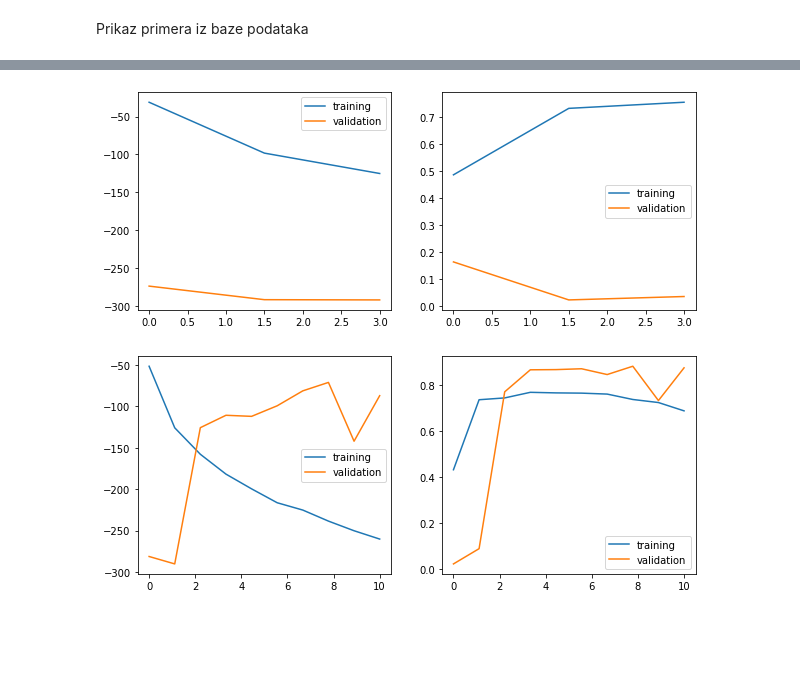
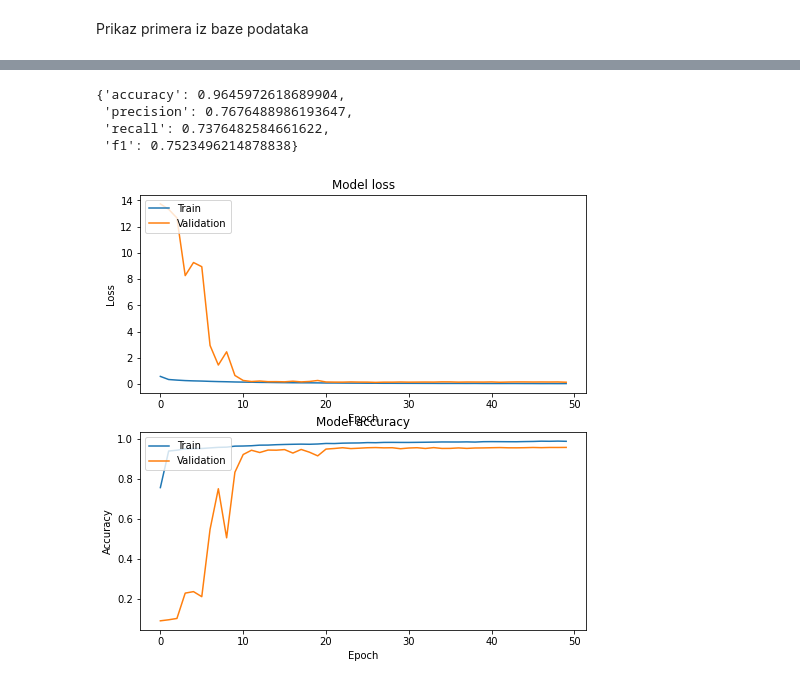
Before and after one commit to nedeljkovicmajaa/ABS-lesion-segmentation, a Jupyter notebook: main.ipynb, the cells around one changed output, grey strips where cells are left out. Drawn from its saved outputs; the diff is of its cells as text; code cells hidden in the pictures; blank space fills up the shorter version.

```diff
--- a/main.ipynb
+++ b/main.ipynb
@@ -227,34 +165,20 @@ plt.show()
-# %%
-# lr = 0.01
-num = 2
-x = len(train_val_history[num]['loss'])
-
-plt.figure(figsize = (10,4))
-plt.subplot(1,2,1)
-plt.plot(np.linspace(0,x,x), train_val_history[num]['loss'])
-plt.plot(np.linspace(0,x,x), train_val_history[num]['val_loss'])
-plt.legend(['training', 'validation'])
-plt.subplot(1,2,2)
-plt.plot(np.linspace(0,x,x), train_val_history[num]['accuracy'])
-plt.plot(np.linspace(0,x,x), train_val_history[num]['val_accuracy'])
-plt.legend(['training', 'validation'])
-plt.show()
-# %% [output]
-[figure, removed]
-# %%
-# lr = 0.1
-num = 3
-x = len(train_val_history[num]['loss'])
-
-plt.figure(figsize = (10,4))
-plt.subplot(1,2,1)
-plt.plot(np.linspace(0,x,x), train_val_history[num]['loss'])
-plt.plot(np.linspace(0,x,x), train_val_history[num]['val_loss'])
-plt.legend(['training', 'validation'])
-plt.subplot(1,2,2)
-plt.plot(np.linspace(0,x,x), train_val_history[num]['accuracy'])
-plt.plot(np.linspace(0,x,x), train_val_history[num]['val_accuracy'])
-plt.legend(['training', 'validation'])
-plt.show()
-# %% [output]
-[figure, removed]
+# %%
+# save model and results
+modelUNet.save('modelUNet.h5')
+results.history['loss'] = np.array(results.history['loss'])
+results.history['val_loss'] = np.array(results.history['val_loss'])
+results.history['accuracy'] = np.array(results.history['accuracy'])
+results.history['val_accuracy'] = np.array(results.history['val_accuracy'])
+np.save('results.npy', results.history)
+# %%
+test_metrics = {}
+test_metrics['accuracy'] = accuracy_score(Y_val.flatten(), Y_pred.flatten())
+test_metrics['precision'] = precision_score(Y_val.flatten(), Y_pred.flatten())
+test_metrics['recall'] = recall_score(Y_val.flatten(), Y_pred.flatten())
+test_metrics['f1'] = f1_score(Y_val.flatten(), Y_pred.flatten())
+test_metrics
+# %% [output]
+{'accuracy': 0.9645972618689904,
+ 'precision': 0.7676488986193647,
+ 'recall': 0.7376482584661622,
+ 'f1': 0.7523496214878838}
@@ -260,0 +188,21 @@ plt.show()
+# %%
+# prikaz kriva obucavanja - loss i accuracy (validacije i obucavanja)
+
+plt.figure(figsize=(8, 8))
+plt.subplot(2, 1, 1)
+plt.plot(results.history['loss'])
+plt.plot(results.history['val_loss'])
+plt.title('Model loss')
+plt.ylabel('Loss')
+plt.xlabel('Epoch')
+plt.legend(['Train', 'Validation'], loc='upper left')
+plt.subplot(2, 1, 2)
+plt.plot(results.history['accuracy'])
+plt.plot(results.history['val_accuracy'])
+plt.title('Model accuracy')
+plt.ylabel('Accuracy')
+plt.xlabel('Epoch')
+plt.legend(['Train', 'Validation'], loc='upper left')
+plt.show()
+# %% [output]
+[figure, added]
```
Also changed, not shown: parts of 11 cells of this notebook.
